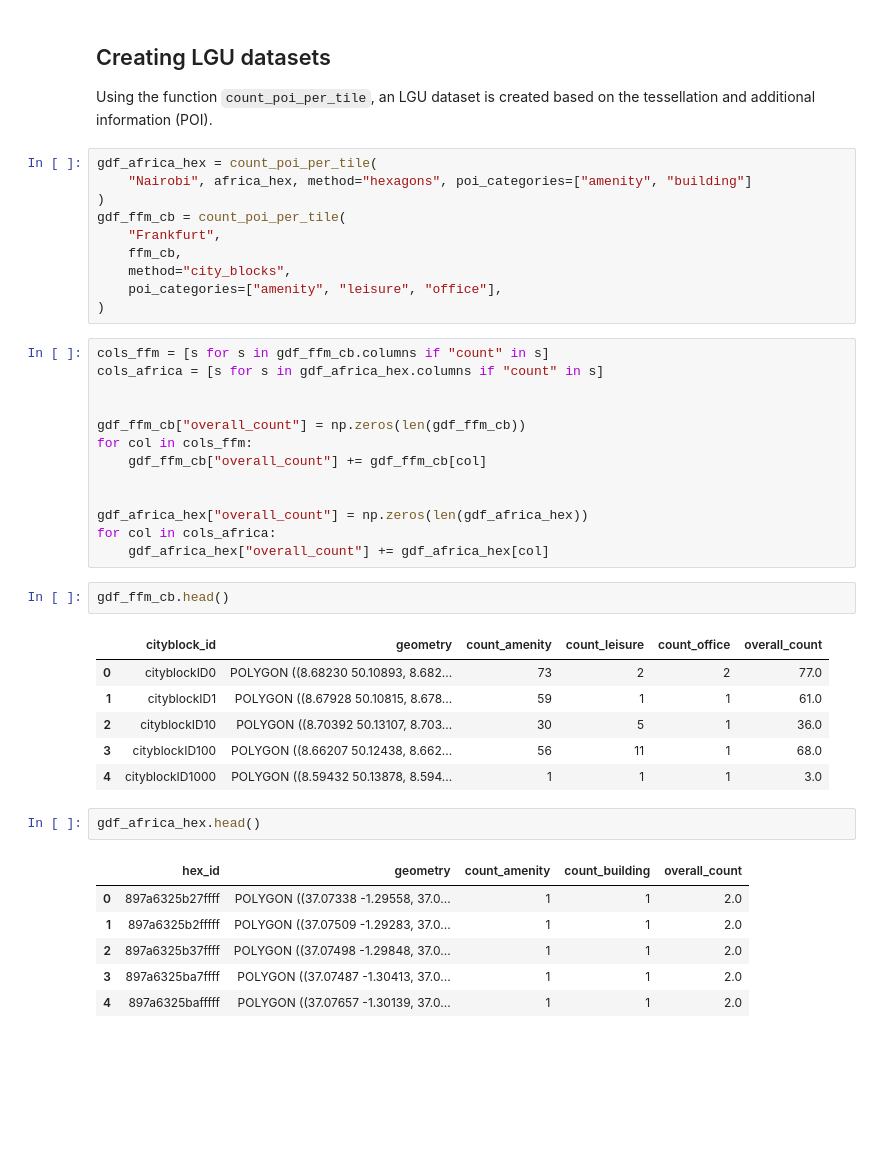
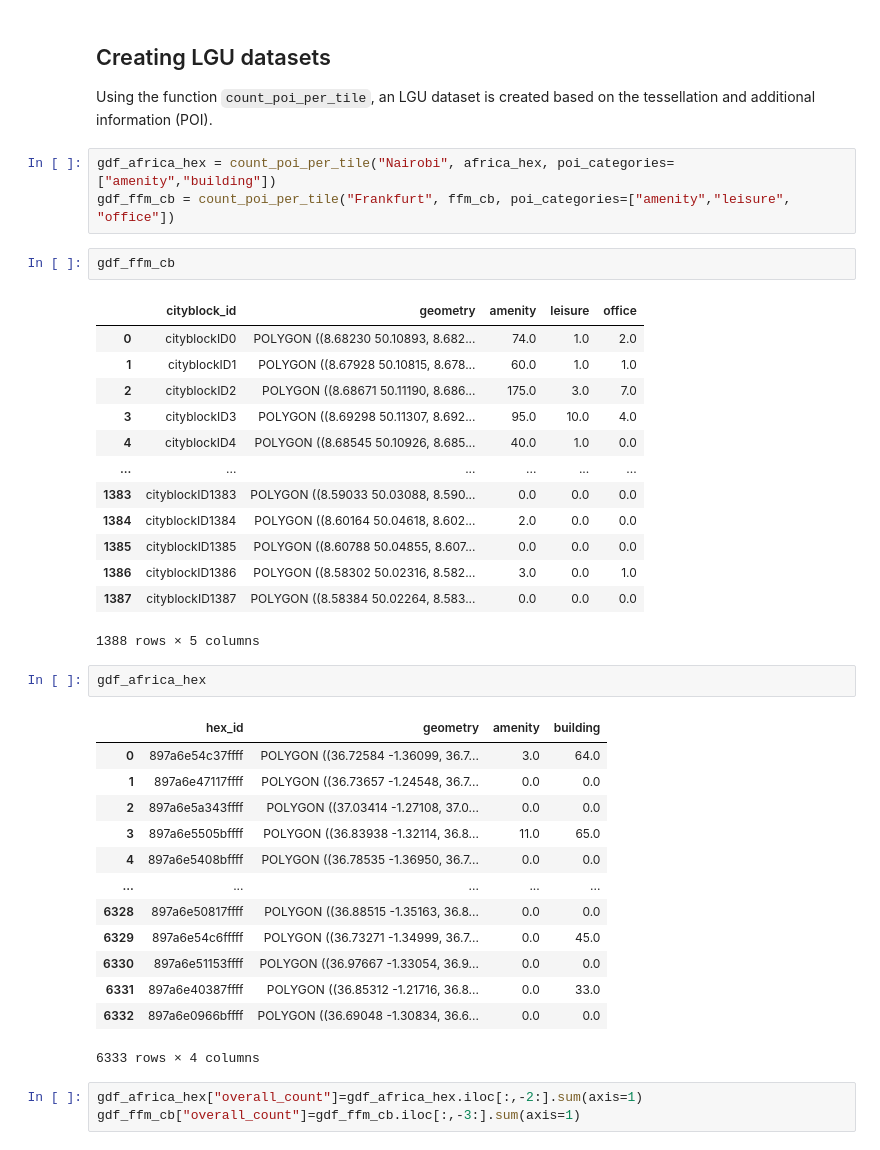
Before and after one commit to siavash-saki/tesspy, a Jupyter notebook: docs/source/example_notebooks/07_LocalGeographicUnits.ipynb, the cells around one changed output. Saved outputs shown, nothing was run; the diff lists cells and outputs as text; blank space fills up the shorter version.

```diff
--- a/docs/source/example_notebooks/07_LocalGeographicUnits.ipynb
+++ b/docs/source/example_notebooks/07_LocalGeographicUnits.ipynb
@@ -32,44 +31,41 @@ MultiPolygon found. Splitting it up...
 
 Using the function `count_poi_per_tile`, an LGU dataset is created based on the tessellation and additional information (POI).
 # %%
-gdf_africa_hex = count_poi_per_tile(
-    "Nairobi", africa_hex, method="hexagons", poi_categories=["amenity", "building"]
-)
-gdf_ffm_cb = count_poi_per_tile(
-    "Frankfurt",
-    ffm_cb,
-    method="city_blocks",
-    poi_categories=["amenity", "leisure", "office"],
-)
+gdf_africa_hex = count_poi_per_tile("Nairobi", africa_hex, poi_categories=["amenity","building"])
+gdf_ffm_cb = count_poi_per_tile("Frankfurt", ffm_cb, poi_categories=["amenity","leisure", "office"])
-# %%
-cols_ffm = [s for s in gdf_ffm_cb.columns if "count" in s]
-cols_africa = [s for s in gdf_africa_hex.columns if "count" in s]
-
-
-gdf_ffm_cb["overall_count"] = np.zeros(len(gdf_ffm_cb))
-for col in cols_ffm:
-    gdf_ffm_cb["overall_count"] += gdf_ffm_cb[col]
-
-
-gdf_africa_hex["overall_count"] = np.zeros(len(gdf_africa_hex))
-for col in cols_africa:
-    gdf_africa_hex["overall_count"] += gdf_africa_hex[col]
 # %%
-gdf_ffm_cb.head()
+gdf_ffm_cb
 # %% [output]
-|  | cityblock_id | geometry | count_amenity | count_leisure | count_office | overall_count |
-| 0 | cityblockID0 | POLYGON ((8.68230 50.10893, 8.682... | 73 | 2 | 2 | 77.0 |
-| 1 | cityblockID1 | POLYGON ((8.67928 50.10815, 8.678... | 59 | 1 | 1 | 61.0 |
-| 2 | cityblockID10 | POLYGON ((8.70392 50.13107, 8.703... | 30 | 5 | 1 | 36.0 |
-| 3 | cityblockID100 | POLYGON ((8.66207 50.12438, 8.662... | 56 | 11 | 1 | 68.0 |
-| 4 | cityblockID1000 | POLYGON ((8.59432 50.13878, 8.594... | 1 | 1 | 1 | 3.0 |
+|  | cityblock_id | geometry | amenity | leisure | office |
+| 0 | cityblockID0 | POLYGON ((8.68230 50.10893, 8.682... | 74.0 | 1.0 | 2.0 |
+| 1 | cityblockID1 | POLYGON ((8.67928 50.10815, 8.678... | 60.0 | 1.0 | 1.0 |
+| 2 | cityblockID2 | POLYGON ((8.68671 50.11190, 8.686... | 175.0 | 3.0 | 7.0 |
+| 3 | cityblockID3 | POLYGON ((8.69298 50.11307, 8.692... | 95.0 | 10.0 | 4.0 |
+| 4 | cityblockID4 | POLYGON ((8.68545 50.10926, 8.685... | 40.0 | 1.0 | 0.0 |
+| ... | ... | ... | ... | ... | ... |
+| 1383 | cityblockID1383 | POLYGON ((8.59033 50.03088, 8.590... | 0.0 | 0.0 | 0.0 |
+| 1384 | cityblockID1384 | POLYGON ((8.60164 50.04618, 8.602... | 2.0 | 0.0 | 0.0 |
+| 1385 | cityblockID1385 | POLYGON ((8.60788 50.04855, 8.607... | 0.0 | 0.0 | 0.0 |
+| 1386 | cityblockID1386 | POLYGON ((8.58302 50.02316, 8.582... | 3.0 | 0.0 | 1.0 |
+| 1387 | cityblockID1387 | POLYGON ((8.58384 50.02264, 8.583... | 0.0 | 0.0 | 0.0 |
+1388 rows × 5 columns
 # %%
-gdf_africa_hex.head()
+gdf_africa_hex
 # %% [output]
-|  | hex_id | geometry | count_amenity | count_building | overall_count |
-| 0 | 897a6325b27ffff | POLYGON ((37.07338 -1.29558, 37.0... | 1 | 1 | 2.0 |
-| 1 | 897a6325b2fffff | POLYGON ((37.07509 -1.29283, 37.0... | 1 | 1 | 2.0 |
-| 2 | 897a6325b37ffff | POLYGON ((37.07498 -1.29848, 37.0... | 1 | 1 | 2.0 |
-| 3 | 897a6325ba7ffff | POLYGON ((37.07487 -1.30413, 37.0... | 1 | 1 | 2.0 |
-| 4 | 897a6325bafffff | POLYGON ((37.07657 -1.30139, 37.0... | 1 | 1 | 2.0 |
+|  | hex_id | geometry | amenity | building |
+| 0 | 897a6e54c37ffff | POLYGON ((36.72584 -1.36099, 36.7... | 3.0 | 64.0 |
+| 1 | 897a6e47117ffff | POLYGON ((36.73657 -1.24548, 36.7... | 0.0 | 0.0 |
+| 2 | 897a6e5a343ffff | POLYGON ((37.03414 -1.27108, 37.0... | 0.0 | 0.0 |
+| 3 | 897a6e5505bffff | POLYGON ((36.83938 -1.32114, 36.8... | 11.0 | 65.0 |
+| 4 | 897a6e5408bffff | POLYGON ((36.78535 -1.36950, 36.7... | 0.0 | 0.0 |
+| ... | ... | ... | ... | ... |
+| 6328 | 897a6e50817ffff | POLYGON ((36.88515 -1.35163, 36.8... | 0.0 | 0.0 |
+| 6329 | 897a6e54c6fffff | POLYGON ((36.73271 -1.34999, 36.7... | 0.0 | 45.0 |
+| 6330 | 897a6e51153ffff | POLYGON ((36.97667 -1.33054, 36.9... | 0.0 | 0.0 |
+| 6331 | 897a6e40387ffff | POLYGON ((36.85312 -1.21716, 36.8... | 0.0 | 33.0 |
+| 6332 | 897a6e0966bffff | POLYGON ((36.69048 -1.30834, 36.6... | 0.0 | 0.0 |
+6333 rows × 4 columns
+# %%
+gdf_africa_hex["overall_count"]=gdf_africa_hex.iloc[:,-2:].sum(axis=1)
+gdf_ffm_cb["overall_count"]=gdf_ffm_cb.iloc[:,-3:].sum(axis=1)
 # %%
```
Also changed, not shown: parts of 3 cells of this notebook.
